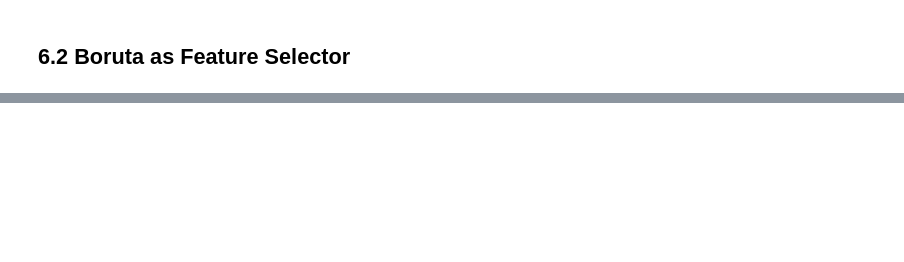
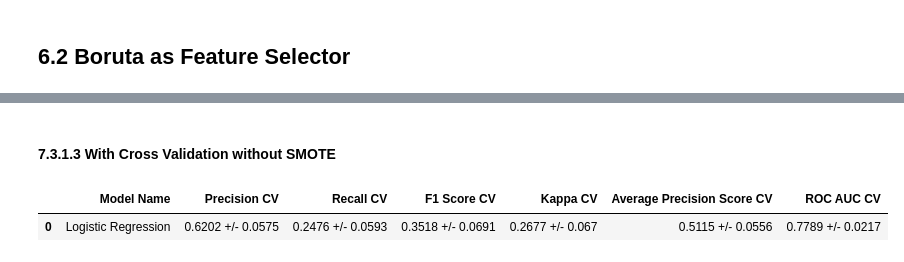
Before and after one commit to FabioCaffarello/Churn-Prediction-TopBank, a Jupyter notebook: 02-Notebooks/02-Scond_Cycle_CRISP/workflow_complete.ipynb, the cells around one changed output, grey strips where cells are left out. Cells and saved outputs as stored; diff of their text form; code cells hidden in the pictures; blank space fills up the shorter version.

```diff
--- a/02-Notebooks/02-Scond_Cycle_CRISP/workflow_complete.ipynb
+++ b/02-Notebooks/02-Scond_Cycle_CRISP/workflow_complete.ipynb
@@ -1084,9 +1307,13 @@ jb.dump(rs,'parameter/balance_current_account_balance.pkl.z')
 # %%
 mms = MinMaxScaler()
 
-# credit_score
-df05['credit_score'] = mms.fit_transform(df05[['credit_score']].values)
-jb.dump(rs,'parameter/credit_score.pkl.z')
+# cred_age
+df05['cred_age'] = mms.fit_transform(df05[['cred_age']].values)
+jb.dump(rs,'parameter/cred_age.pkl.z')
+
+# # credit_score
+# df05['credit_score'] = mms.fit_transform(df05[['credit_score']].values)
+# jb.dump(rs,'parameter/credit_score.pkl.z')
 
 # age
 df05['age'] = mms.fit_transform(df05[['age']].values)
@@ -1097,8 +1324,8 @@ df05['tenure'] = mms.fit_transform(df05[['tenure']].values)
 jb.dump(rs,'parameter/tenure.pkl.z')
 
 # num_of_products
-df05['num_of_products'] = mms.fit_transform(df05[['num_of_products']].values)
-jb.dump(rs,'parameter/num_of_products.pkl.z')
+# df05['num_of_products'] = mms.fit_transform(df05[['num_of_products']].values)
+# jb.dump(rs,'parameter/num_of_products.pkl.z')
 
 # estimated_salary
 df05['estimated_salary'] = mms.fit_transform(df05[['estimated_salary']].values)
@@ -1144,9 +1371,9 @@ jb.dump(rs,'parameter/cred_score_tenure_vigency.pkl.z')
 df05['amount'] = mms.fit_transform(df05[['amount']].values)
 jb.dump(rs,'parameter/amount.pkl.z')
 
-# amount_credit
-df05['amount_credit'] = mms.fit_transform(df05[['amount_credit']].values)
-jb.dump(rs,'parameter/amount_credit.pkl.z')
+# # amount_credit
+# df05['amount_credit'] = mms.fit_transform(df05[['amount_credit']].values)
+# jb.dump(rs,'parameter/amount_credit.pkl.z')
 
 # amount_num_of_products
 df05['amount_num_of_products'] = mms.fit_transform(df05[['amount_num_of_products']].values)
@@ -1285,0 +1577,11 @@ cols_selected = [
+# %% [markdown]
+#### 7.3.1.3 With Cross Validation without SMOTE
+# %%
+# Model
+model_lr = LogisticRegression()
+# Performance
+model_lr_result_cv = cross_validation(df_train, 10, 'Logistic Regression', model_lr, verbose=False)
+model_lr_result_cv.head()
+# %% [output]
+|  | Model Name | Precision CV | Recall CV | F1 Score CV | Kappa CV | Average Precision Score CV | ROC AUC CV |
+| 0 | Logistic Regression | 0.6202 +/- 0.0575 | 0.2476 +/- 0.0593 | 0.3518 +/- 0.0691 | 0.2677 +/- 0.067 | 0.5115 +/- 0.0556 | 0.7789 +/- 0.0217 |
```
Also changed, not shown: parts of 64 cells of this notebook, 32 other files.
